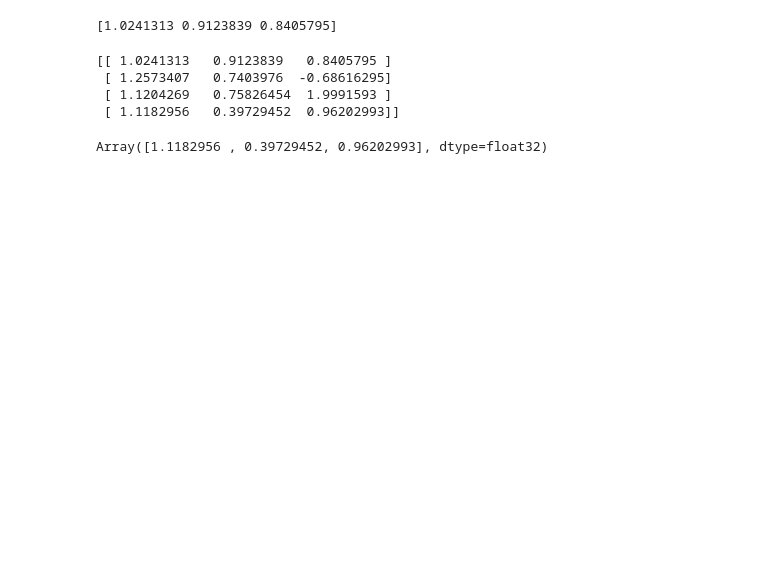
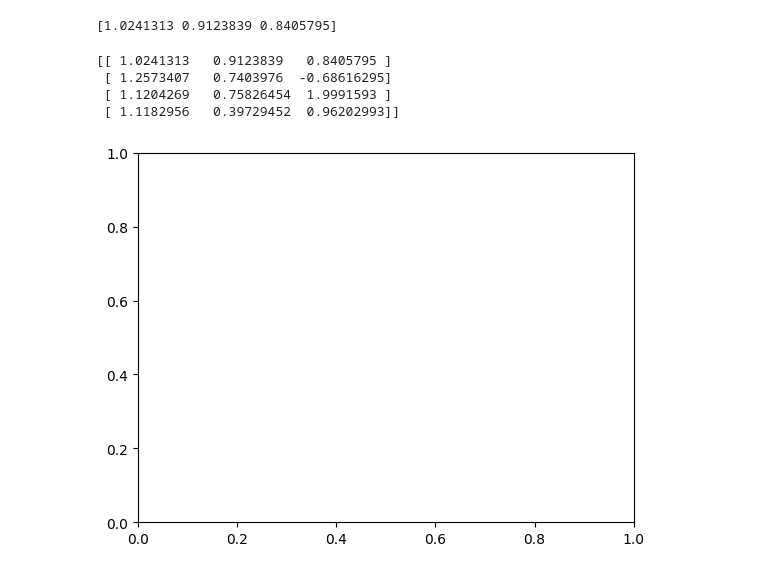
Before and after one commit to Riccardo-Rota/JAX_Hypernetworks, a Jupyter notebook: hypernet.ipynb, the cells around one changed output. Cells and saved outputs as stored; diff of their text form; code cells hidden in the pictures; blank space fills up the shorter version.

```diff
--- a/hypernet.ipynb
+++ b/hypernet.ipynb
@@ -302,6 +307,6 @@ print(example_hypervars)
  [ 1.1204269   0.75826454  1.9991593 ]
  [ 1.1182956   0.39729452  0.96202993]]
 # %%
-example_hypervars[3]
+fig, ax = plt.subplots()
 # %% [output]
-Array([1.1182956 , 0.39729452, 0.96202993], dtype=float32)
+[figure, added]
```
Also changed, not shown: parts of 2 cells of this notebook, 12 other files.
